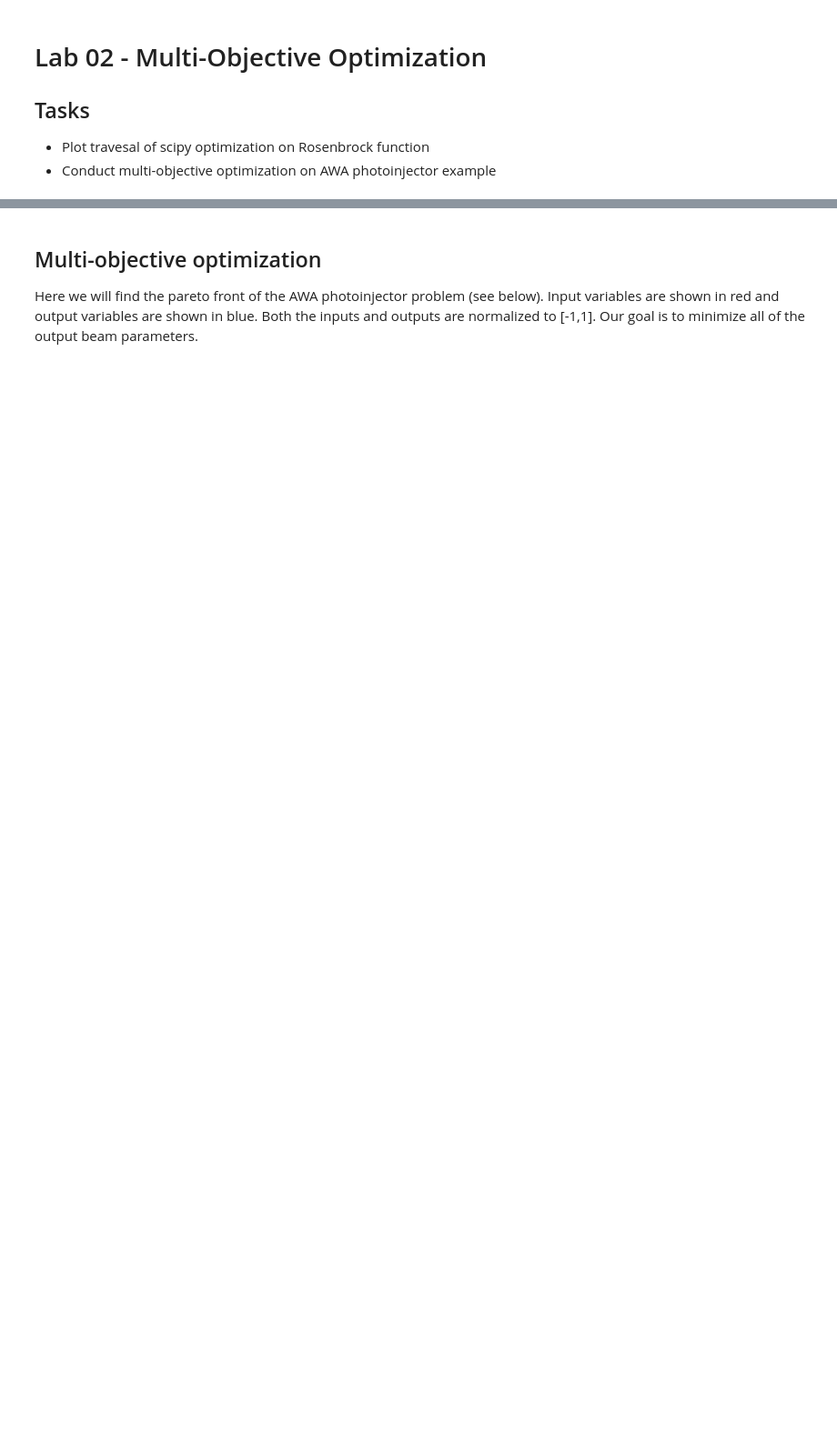
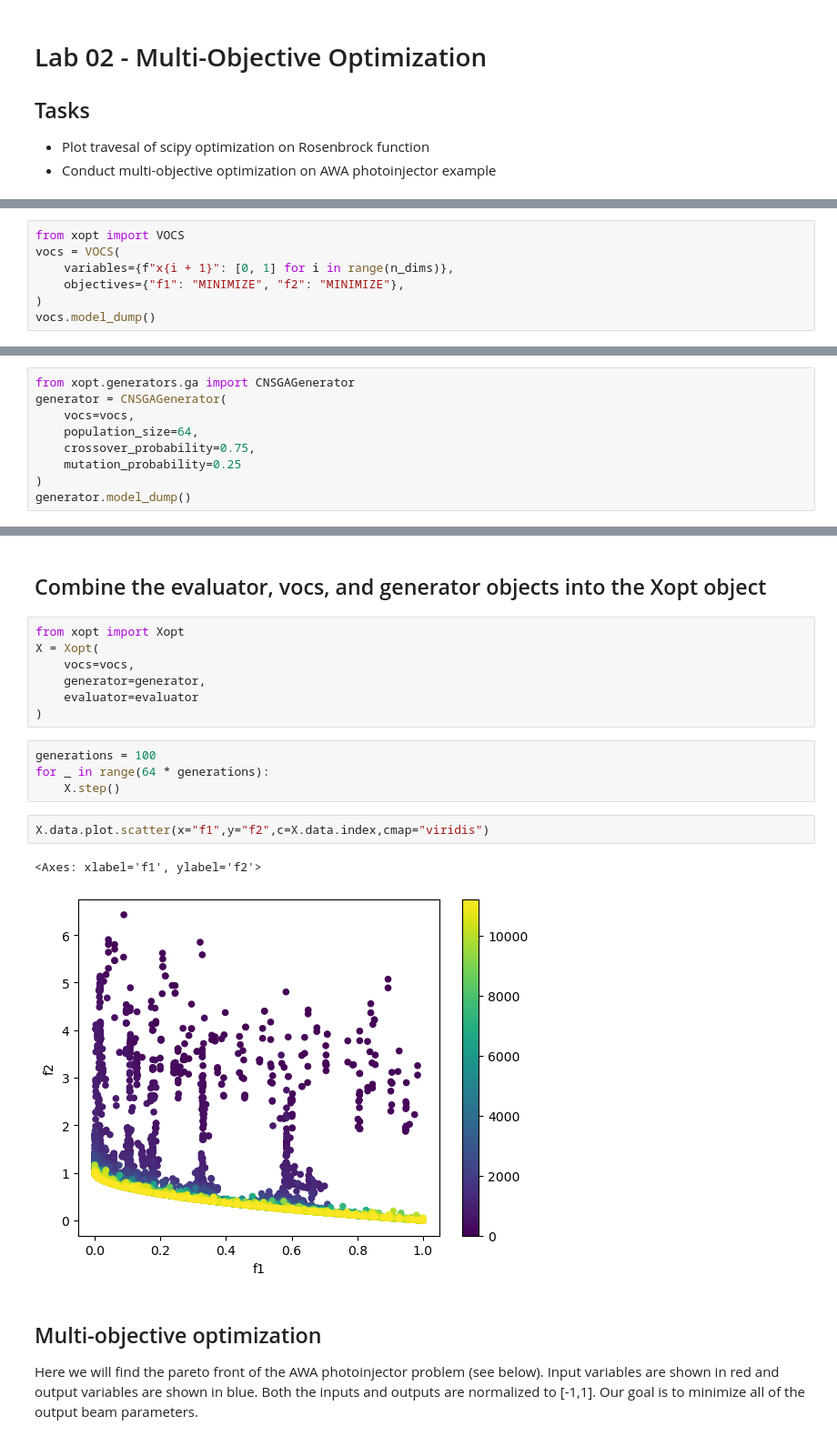
Before and after one commit to uspas/optimization_and_ml, a Jupyter notebook: labs/lab_02/lab_02.ipynb, the cells around one changed output, grey strips where cells are left out. Shown at 91% size. Drawn from its saved outputs; the diff is of its cells as text; blank space fills up the shorter version.

```diff
--- a/labs/lab_02/lab_02.ipynb
+++ b/labs/lab_02/lab_02.ipynb
@@ -90,0 +109,7 @@ Write a second optimizer function that repeats L-BFGS-B optimization of a 10D Ro
+# %%
+from xopt import VOCS
+vocs = VOCS(
+    variables={f"x{i + 1}": [0, 1] for i in range(n_dims)},
+    objectives={"f1": "MINIMIZE", "f2": "MINIMIZE"},
+)
+vocs.model_dump()
@@ -90,0 +133,9 @@ Write a second optimizer function that repeats L-BFGS-B optimization of a 10D Ro
+# %%
+from xopt.generators.ga import CNSGAGenerator
+generator = CNSGAGenerator(
+    vocs=vocs,
+    population_size=64,
+    crossover_probability=0.75,
+    mutation_probability=0.25
+)
+generator.model_dump()
@@ -91,3 +149,21 @@ Write a second optimizer function that repeats L-BFGS-B optimization of a 10D Ro
+# %% [markdown]
+## Combine the evaluator, vocs, and generator objects into the Xopt object
+# %%
+from xopt import Xopt
+X = Xopt(
+    vocs=vocs,
+    generator=generator,
+    evaluator=evaluator
+)
+# %%
+generations = 100
+for _ in range(64 * generations):
+    X.step()
+# %%
+X.data.plot.scatter(x="f1",y="f2",c=X.data.index,cmap="viridis")
+# %% [output]
+<Axes: xlabel='f1', ylabel='f2'>
+[figure, added]
 # %% [markdown]
 ## Multi-objective optimization
 Here we will find the pareto front of the AWA photoinjector problem (see below). Input variables are shown in red and output variables are shown in blue. Both the inputs and outputs are normalized to [-1,1]. Our goal is to minimize all of the output beam parameters.
```
Also changed, not shown: parts of 21 cells of this notebook, 8 other files.
